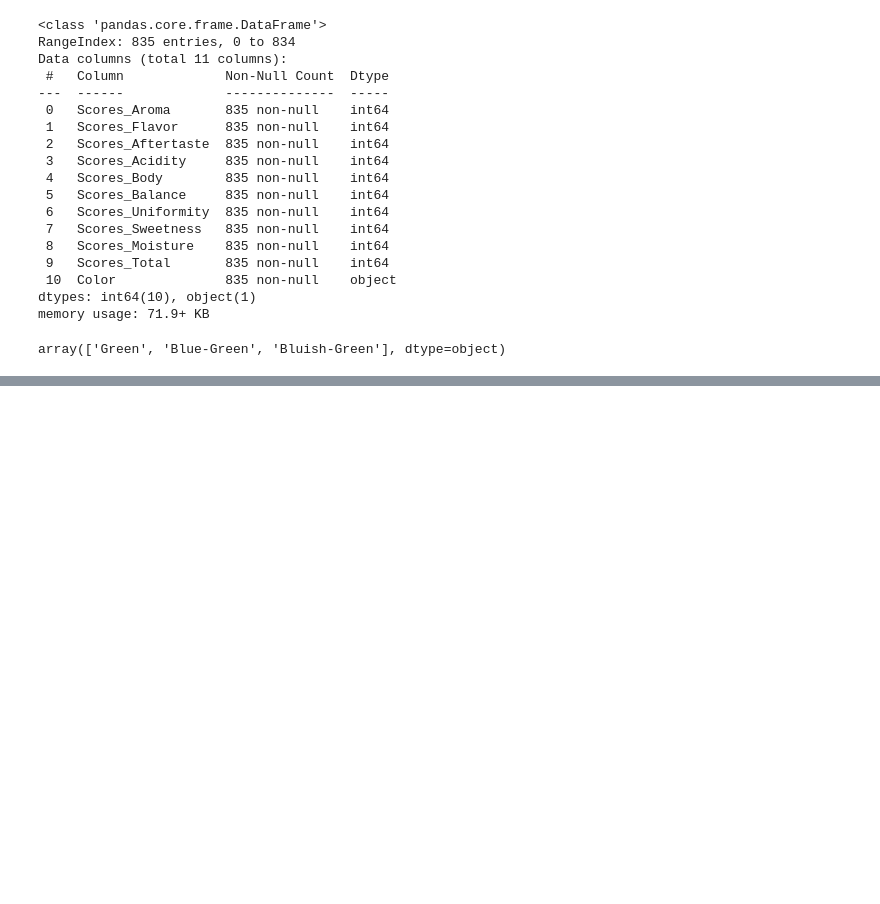
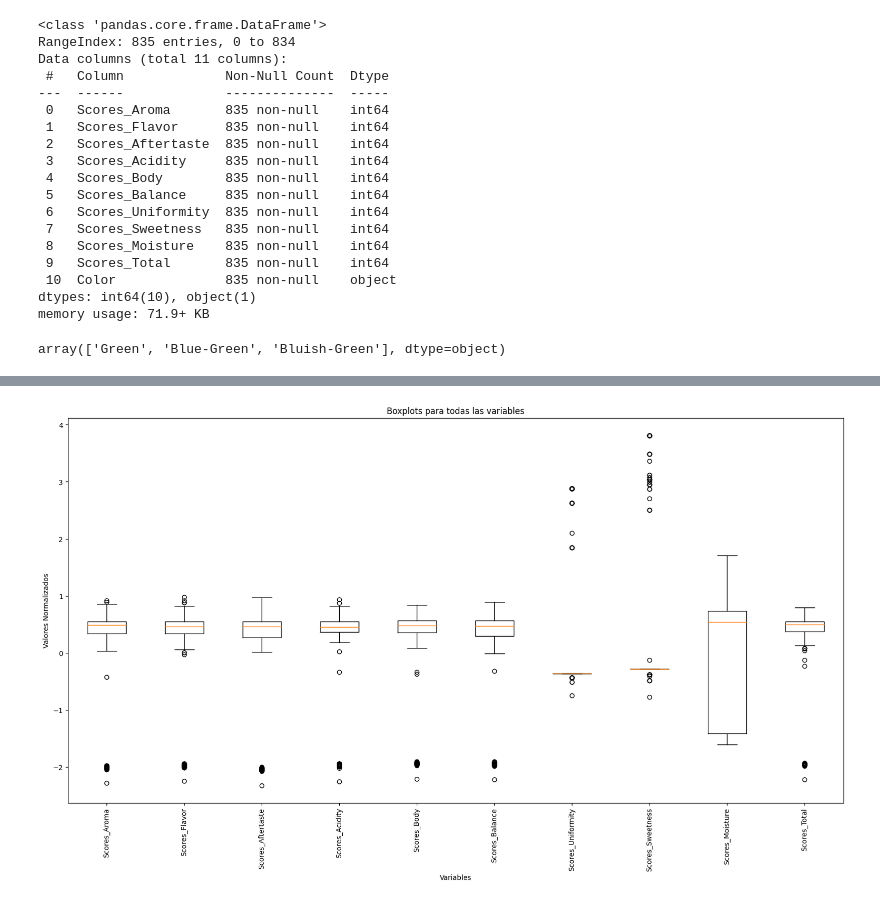
Before and after one commit to GuidoLorenzetti/TP, a Jupyter notebook: TP3/tp3.ipynb, the cells around one changed output, grey strips where cells are left out. Drawn from its saved outputs; the diff is of its cells as text; code cells hidden in the pictures; blank space fills up the shorter version.

```diff
--- a/TP3/tp3.ipynb
+++ b/TP3/tp3.ipynb
@@ -47,0 +69,35 @@ array(['Green', 'Blue-Green', 'Bluish-Green'], dtype=object)
+# %%
+def global_boxplots(df):
+    # Asegúrate de que todas las columnas sean numéricas
+    columnas_numericas = df.drop('Color',axis=1).select_dtypes(include=['number'])
+
+    if columnas_numericas.empty:
+        print("No hay columnas numéricas en el DataFrame.")
+        return
+
+    # Normalizar las columnas numéricas
+    scaler = StandardScaler()
+    columnas_numericas_normalized = pd.DataFrame(scaler.fit_transform(columnas_numericas), columns=columnas_numericas.columns)
+
+    # Crear una lista de títulos de columnas rotados
+    column_titles = [col for col in columnas_numericas_normalized.columns]
+    # column_titles = [col for col in columnas_numericas.columns]
+
+    # Graficar los boxplots de las columnas numéricas normalizadas con rango en el eje Y de -4 a 4
+    plt.figure(figsize=(20, 10))
+    plt.title("Boxplots para todas las variables")
+    boxplot = plt.boxplot(columnas_numericas_normalized.values, vert=True)
+    # boxplot = plt.boxplot(columnas_numericas.values, vert=True)
+
+    # Rotar los títulos de las columnas
+    plt.xticks(range(1, len(columnas_numericas_normalized.columns) + 1), column_titles, rotation=90)
+    # plt.xticks(range(1, len(columnas_numericas.columns) + 1), column_titles, rotation=90)
+
+    plt.xlabel("Variables")
+    plt.ylabel("Valores Normalizados")
+    # plt.ylim(-4, 4)  # Establecer el rango en el eje Y
+    plt.show()
+# %%
+global_boxplots(df)
+# %% [output]
+[figure, added]
```
Also changed, not shown: parts of 10 cells of this notebook.
